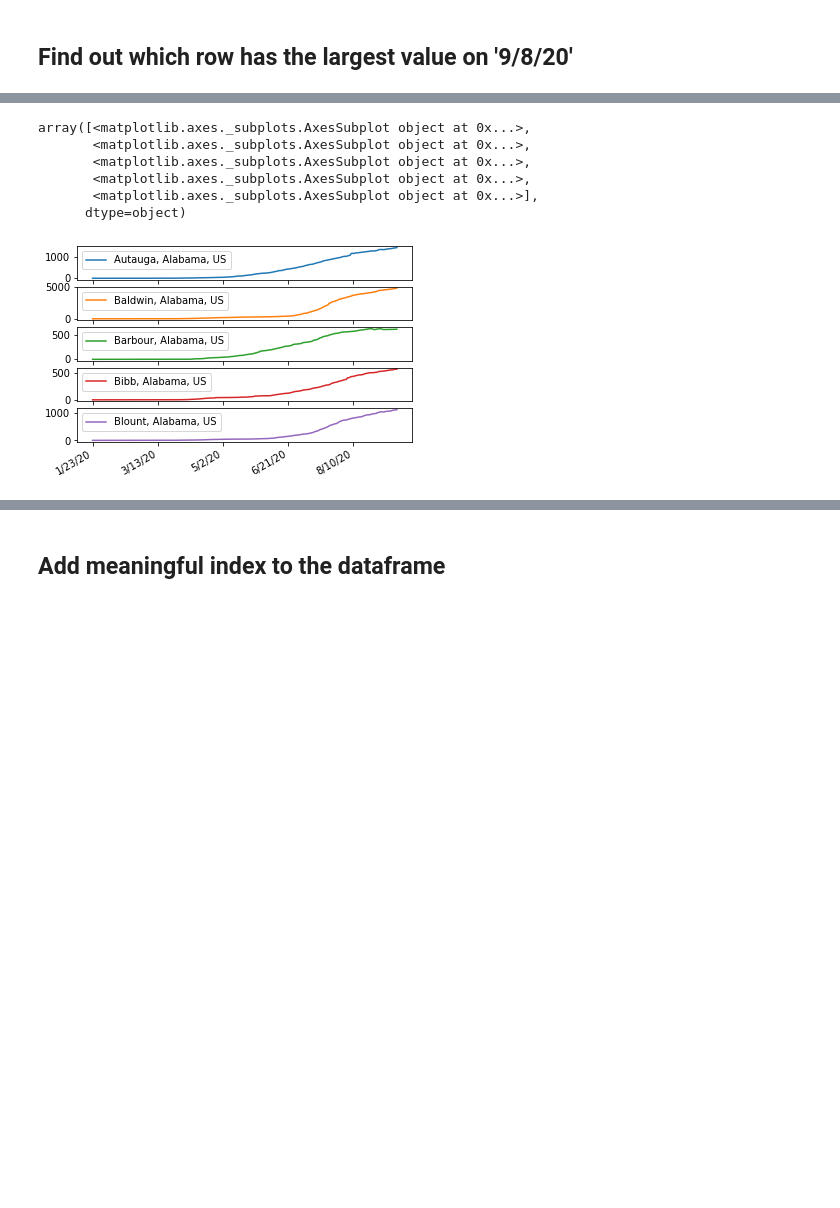
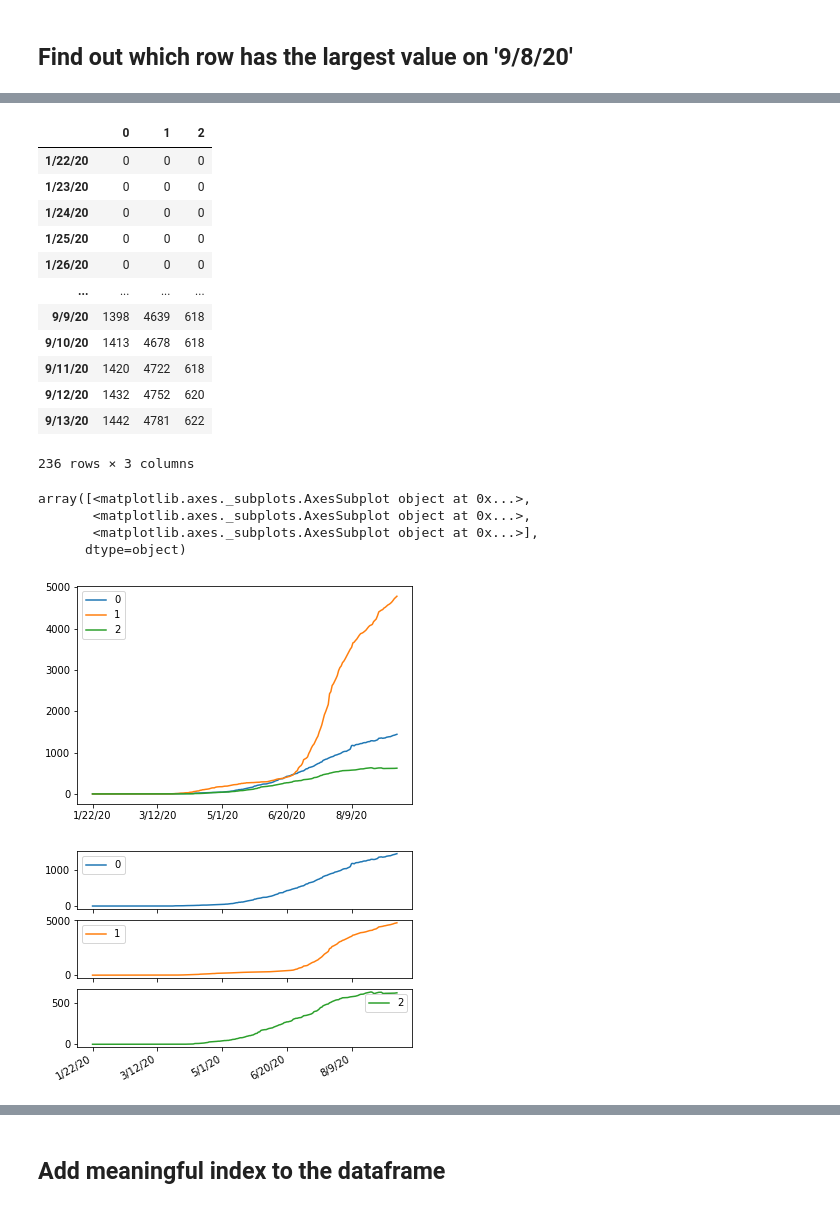
Before and after one commit to hongqin/Python-CoLab-bootcamp, a Jupyter notebook: PD_demo_jhu_covid19.ipynb, the cells around one changed output, grey strips where cells are left out. Drawn from its saved outputs; the diff is of its cells as text; code cells hidden in the pictures; blank space fills up the shorter version.

```diff
--- a/PD_demo_jhu_covid19.ipynb
+++ b/PD_demo_jhu_covid19.ipynb
@@ -159,12 +164,29 @@ Name: Los Angeles, California, US, Length: 235, dtype: object
 # %%
-UScases = df1.iloc[0:5, 11:].transpose()
+UScases = df1.iloc[0:3, 11:].transpose()
 UScases.shape
-UScases.plot(subplots=True)
+UScases
 # %% [output]
+|  | 0 | 1 | 2 |
+| 1/22/20 | 0 | 0 | 0 |
+| 1/23/20 | 0 | 0 | 0 |
+| 1/24/20 | 0 | 0 | 0 |
+| 1/25/20 | 0 | 0 | 0 |
+| 1/26/20 | 0 | 0 | 0 |
+| ... | ... | ... | ... |
+| 9/9/20 | 1398 | 4639 | 618 |
+| 9/10/20 | 1413 | 4678 | 618 |
+| 9/11/20 | 1420 | 4722 | 618 |
+| 9/12/20 | 1432 | 4752 | 620 |
+| 9/13/20 | 1442 | 4781 | 622 |
-array([<matplotlib.axes._subplots.AxesSubplot object at 0x...>,
-       <matplotlib.axes._subplots.AxesSubplot object at 0x...>,
-       <matplotlib.axes._subplots.AxesSubplot object at 0x...>,
-       <matplotlib.axes._subplots.AxesSubplot object at 0x...>,
-       <matplotlib.axes._subplots.AxesSubplot object at 0x...>],
-      dtype=object)
+236 rows × 3 columns
-[figure, removed]
+# %%
+
+UScases.plot(subplots=False)
+UScases.plot(subplots=True)
+# %% [output]
+array([<matplotlib.axes._subplots.AxesSubplot object at 0x...>,
+       <matplotlib.axes._subplots.AxesSubplot object at 0x...>,
+       <matplotlib.axes._subplots.AxesSubplot object at 0x...>],
+      dtype=object)
+[figure, added]
+[figure, added]
```
Also changed, not shown: parts of 32 cells of this notebook.
